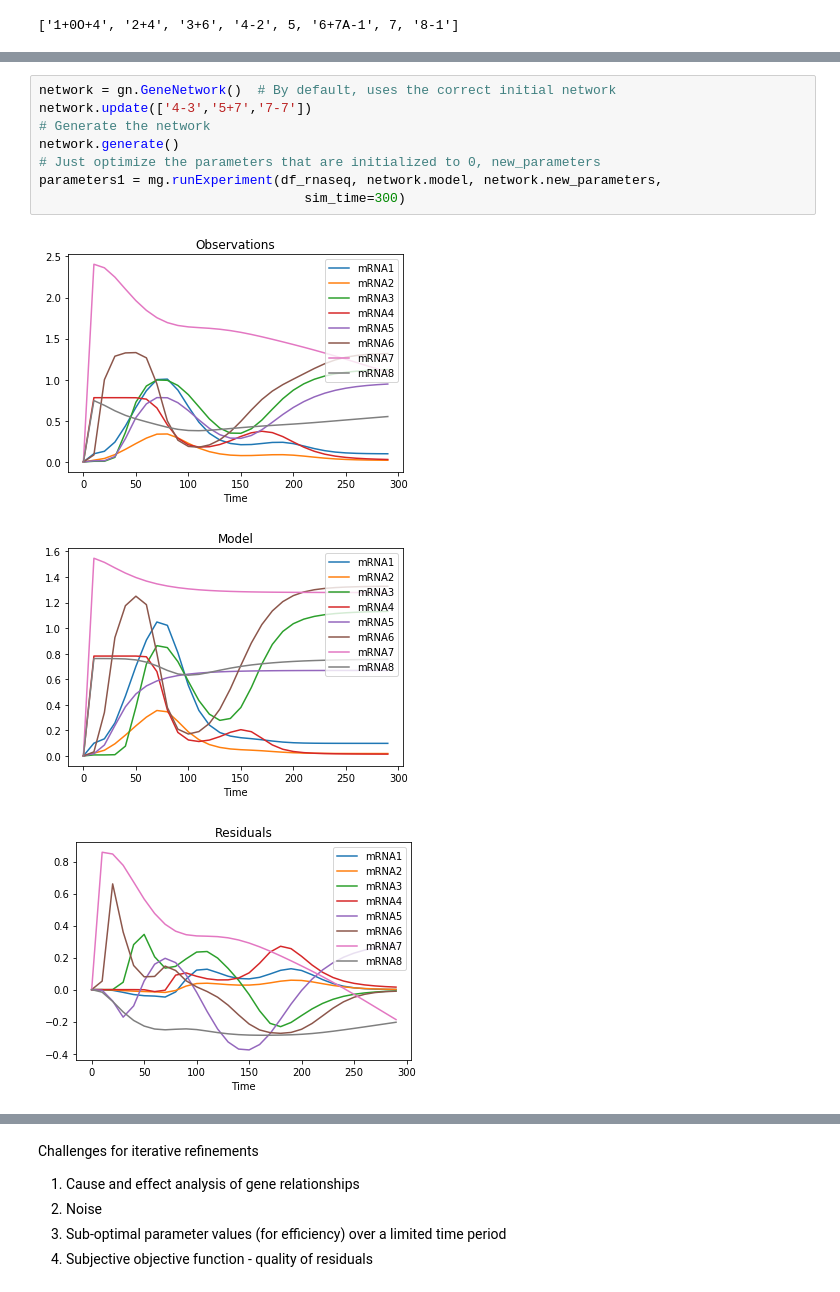
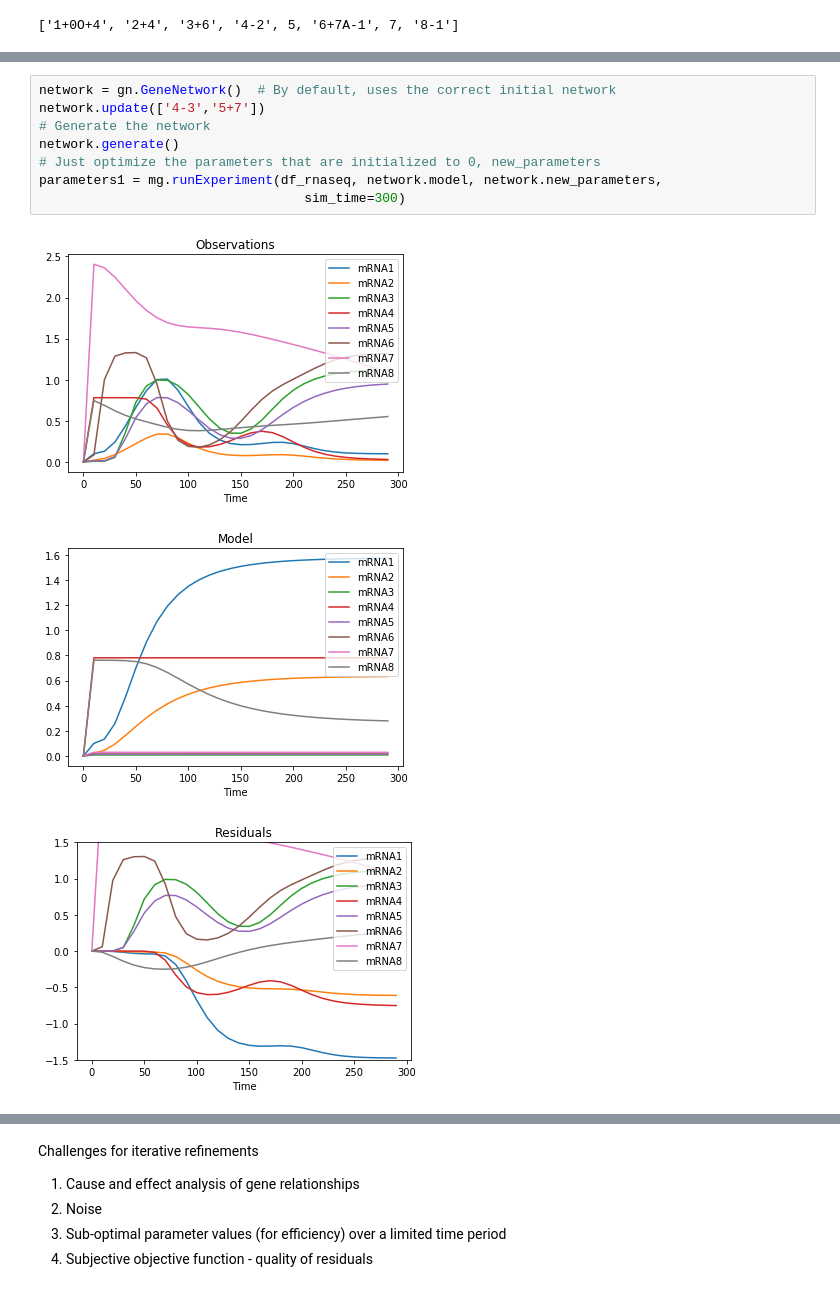
Before and after one commit to ModelEngineering/advancing-biomedical-models, a Jupyter notebook: lectures/lecture_17/lecture_17_Generating_Models.ipynb, the cells around one changed output, grey strips where cells are left out. Drawn from its saved outputs; the diff is of its cells as text.

```diff
--- a/lectures/lecture_17/lecture_17_Generating_Models.ipynb
+++ b/lectures/lecture_17/lecture_17_Generating_Models.ipynb
@@ -196,13 +217,13 @@ def evaluate(network, parameters, descriptors, sim_time=300):
 # %%
 network = gn.GeneNetwork()  # By default, uses the correct initial network
-network.update(['4-3','5+7','7-7'])
+network.update(['4-3','5+7'])
 # Generate the network
 network.generate()
 # Just optimize the parameters that are initialized to 0, new_parameters
 parameters1 = mg.runExperiment(df_rnaseq, network.model, network.new_parameters,
                                   sim_time=300)
 # %% [output]
 [figure]
-[figure, old version]
+[figure, new version]
-[figure, old version]
+[figure, new version]
 # %%
```
Also changed, not shown: parts of 10 cells of this notebook, 6 other files.
